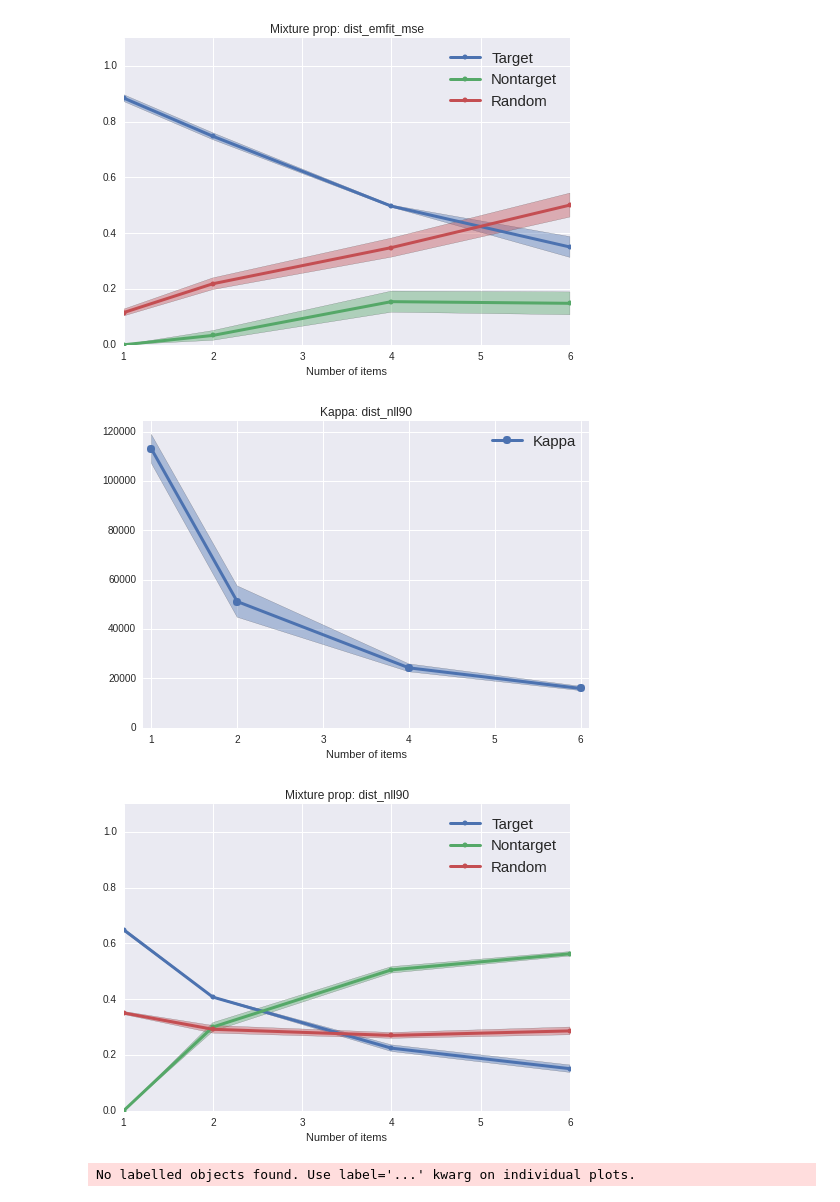
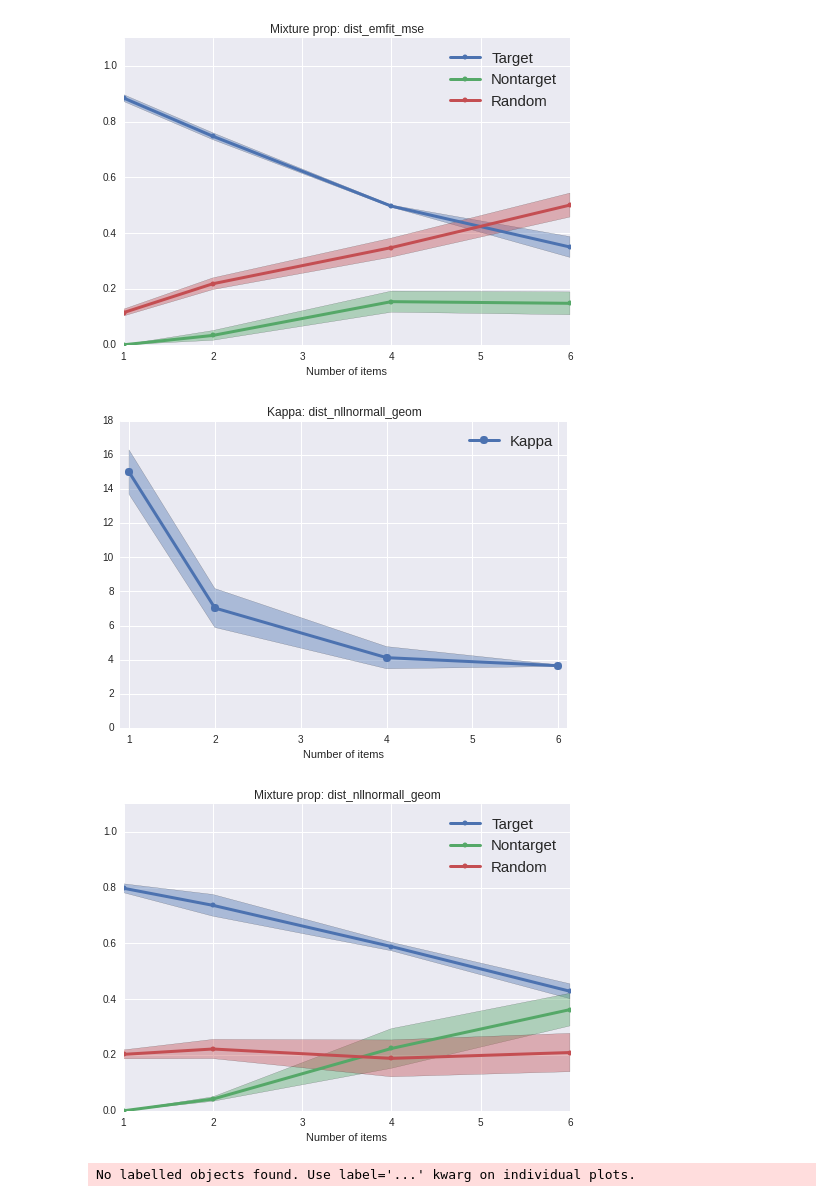
Before and after one commit to Azhag/Bayesian-visual-working-memory, a Jupyter notebook: Experiments/fitexperiment_allt_new_10_2015/notebook_LLlapse_random_fitexperimentallt_sigmaxMratiolapserate_131015.ipynb, the cells around one changed output. Drawn from its saved outputs; the diff is of its cells as text; code cells hidden in the pictures.

```diff
--- a/Experiments/fitexperiment_allt_new_10_2015/notebook_LLlapse_random_fitexperimentallt_sigmaxMratiolapserate_131015.ipynb
+++ b/Experiments/fitexperiment_allt_new_10_2015/notebook_LLlapse_random_fitexperimentallt_sigmaxMratiolapserate_131015.ipynb
@@ -154,6 +162,8 @@ result_bic_avg = utils.nanmean(result_bic_flat, axis=-1)
 result_em_fits_avg = utils.nanmean(result_em_fits_flat, axis=-1)
 result_emfit_mse_avg = utils.nanmean(result_emfit_mse_flat, axis=-1)
 result_emfit_mixt_kl_avg = utils.nanmean(result_emfit_mixt_kl_flat, axis=-1)
+result_ll_sum_renormall = (result_ll_sum_avg - result_ll_sum_avg.min()) + 0.01
+result_ll_sum_renormeach = (result_ll_sum_avg - result_ll_sum_avg.min(axis=0)) + 0.01
 
 # Compute best results
 result_dist_emfit_mse = np.nansum(np.nansum(result_emfit_mse_avg, axis=-1), axis=-1)
@@ -161,3 +171,11 @@ result_dist_emfit_kl = np.nansum(result_emfit_mixt_kl_avg, axis=-1)
 result_dist_nll = np.nansum(-result_ll_sum_avg, axis=-1)
 result_dist_nll90 = np.nansum(-result_ll90_sum_avg, axis=-1)
 result_dist_bic = np.nansum(result_bic_avg, axis=-1)
+result_dist_nllnormall_sum = np.nansum(-result_ll_sum_renormall, axis=-1)
+result_dist_nllnormall_prod = -np.prod(result_ll_sum_renormall, axis=-1)
+result_dist_nllnormall_geom = -mstats.gmean(result_ll_sum_renormall, axis=-1)
+# result_dist_nllnormeach_sum = -np.nansum(result_ll_sum_renormeach, axis=-1)
+# result_dist_nllnormeach_prod = -np.prod(result_ll_sum_renormeach, axis=-1)
+
+result_dist_nllnormall_prod = (result_dist_nllnormall_prod - result_dist_nllnormall_prod.min()) + 0.01
+result_dist_nllnormall_geom = (result_dist_nllnormall_geom - result_dist_nllnormall_geom.min()) + 0.01
@@ -165,22 +187,26 @@ result_dist_bic = np.nansum(result_bic_avg, axis=-1)
 ## -> Pandas now
 # %%
 df_all_fits = pd.DataFrame.from_items([('M', result_parameters_flat[:, 0]),
-                             ('ratio_conj', result_parameters_flat[:, 1]),
-                             ('sigmax', result_parameters_flat[:, 2]),
-                             ('lapse_rate', result_parameters_flat[:, 3]),
-                             ('dist_bic', result_dist_bic),
-                             ('dist_emfit_mse', result_dist_emfit_mse),
-                             ('dist_emfit_kl', result_dist_emfit_kl),
-                             ('dist_nll', result_dist_nll),
-                             ('dist_nll90', result_dist_nll90),
-                            ])
+                                       ('ratio_conj', result_parameters_flat[:, 1]),
+                                       ('sigmax', result_parameters_flat[:, 2]),
+                                       ('lapse_rate', result_parameters_flat[:, 3]),
+                                       ('dist_bic', result_dist_bic),
+                                       ('dist_emfit_mse', result_dist_emfit_mse),
+                                       ('dist_emfit_kl', result_dist_emfit_kl),
+                                       ('dist_nll', result_dist_nll),
+                                       ('dist_nll90', result_dist_nll90),
+                                       ('dist_nllnormall_sum', result_dist_nllnormall_sum),
+                                       ('dist_nllnormall_prod', result_dist_nllnormall_prod),
+                                       ('dist_nllnormall_geom', result_dist_nllnormall_geom),
+                                      ])
 df_all_fits = df_all_fits.assign(dist_emfit_mse_log = lambda x: np.log(x['dist_emfit_mse']),
-                                   dist_nll_log = lambda x: np.log(x['dist_nll'])
+                                   dist_nll_log = lambda x: np.log(x['dist_nll']),
+                                  dist_nllnormall_prod_log = lambda x: np.log(x['dist_nllnormall_prod'])
                                   )
 # %%
 # Filter rows where LL > cutoff value and remove lapse_rate > cutoff
-LL_max_cutoff = 3500
-LL_min_cutoff = 700
+LL_max_cutoff = 10000
+LL_min_cutoff = -1500
 lapserate_cutoff = 0.5
 sigmax_min_cutoff = 0.05
 
@@ -464,13 +497,13 @@ def plot_model_fit(metric='dist_emfit_mse', best_index=0):
 [figure]
 # %%
 # Best fit for NLL90
-@interact(best_index=(0, 9, 1), metric=['dist_emfit_mse', 'dist_emfit_kl', 'dist_nll', 'dist_nll90'])
+@interact(best_index=(0, 9, 1), metric=['dist_emfit_mse', 'dist_emfit_kl', 'dist_nll', 'dist_nll90', 'dist_nllnormall_geom'])
 def plot_model_fit(metric='dist_nll90', best_index=0):
     df_sorted = sort_df_best_params(df_best_fits, metric, max_best_params)
     plot_modelfits(T_space, result_em_fits_flat[df_sorted.index[best_index]], metric)
 # %% [output]
-[figure, old version]
+[figure, new version]
-[figure, old version]
+[figure, new version]
 # %%
 # Compute EM Mixture fits on subset of data used by our model, to compare LL and BIC properly
 dataset = data_groundtruth
```
Also changed, not shown: parts of 12 cells of this notebook, 1 other file.
